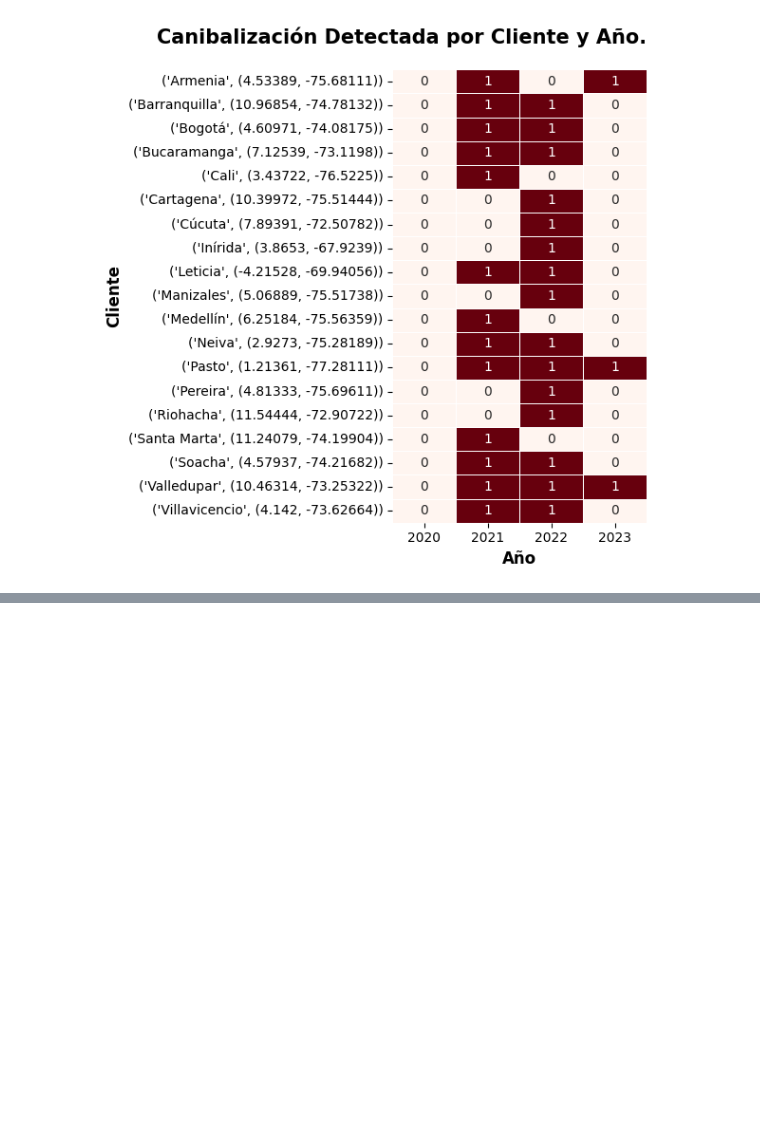
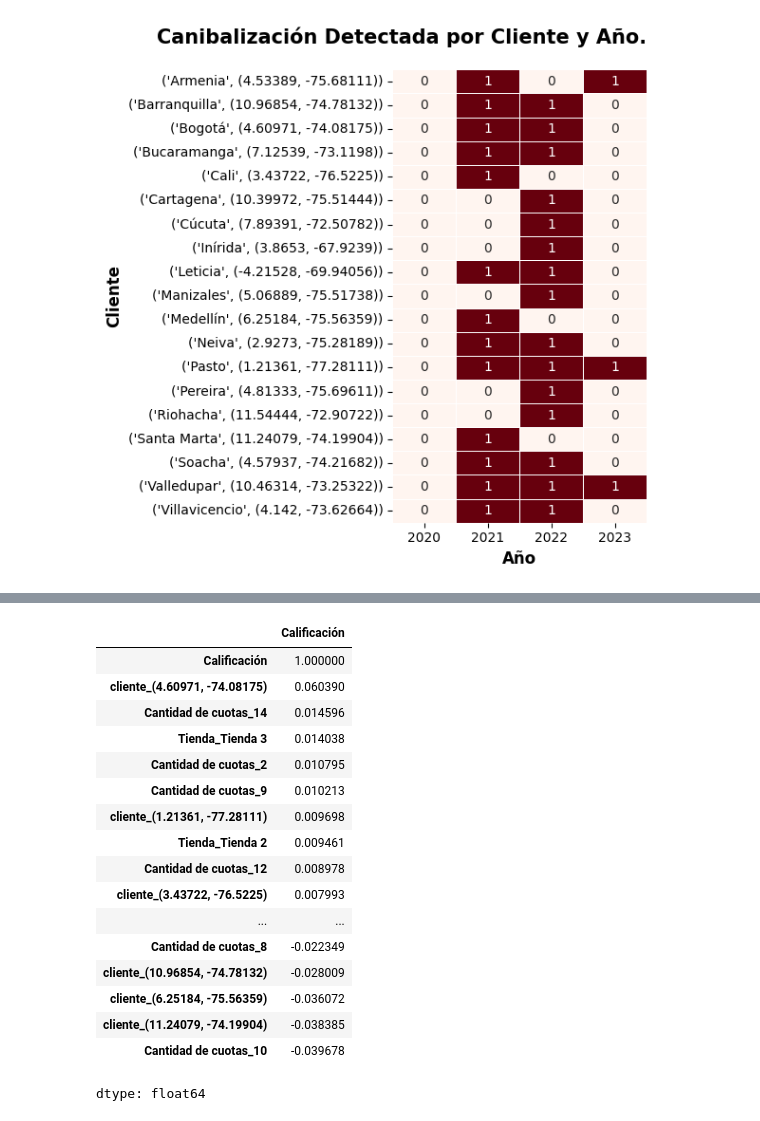
Before and after one commit to EuniceGarcia503/Challenge1_AluraStore, a Jupyter notebook: AluraStoreLatam.ipynb, the cells around one changed output, grey strips where cells are left out. Saved outputs shown, nothing was run; the diff lists cells and outputs as text; code cells hidden in the pictures; blank space fills up the shorter version.

```diff
--- a/AluraStoreLatam.ipynb
+++ b/AluraStoreLatam.ipynb
@@ -2063,0 +2264,41 @@ costoEnvioXzona
+# %%
+#Análisis de correlación de variable calificación con producto,vendedor,metodo de pago.
+df_corr = base_tienda_concatenar.copy()
+
+# Codificamos todas las variables categóricas relevantes
+df_corr = pd.get_dummies(df_corr, columns=['Tienda', 'cliente', 'Cantidad de cuotas'], drop_first=True)
+
+# Definimos las variables que nos interesan
+variables_de_interes = [col for col in df_corr.columns if (
+    'Tienda_' in col or
+    'cliente_' in col or
+    'Cantidad de cuotas_' in col
+)]
+variables_de_interes += ['Calificación', 'Costo de envío']
+
+# Filtrar y calcular la matriz de correlación
+df_correlacion = df_corr[variables_de_interes]
+matriz_correlacion = df_correlacion.corr()
+
+# Ver correlaciones con la calificación
+correlaciones_con_calificacion = matriz_correlacion['Calificación'].sort_values(ascending=False)
+display(correlaciones_con_calificacion.head(70))
+# %% [output]
+|  | Calificación |
+| Calificación | 1.000000 |
+| cliente_(4.60971, -74.08175) | 0.060390 |
+| Cantidad de cuotas_14 | 0.014596 |
+| Tienda_Tienda 3 | 0.014038 |
+| Cantidad de cuotas_2 | 0.010795 |
+| Cantidad de cuotas_9 | 0.010213 |
+| cliente_(1.21361, -77.28111) | 0.009698 |
+| Tienda_Tienda 2 | 0.009461 |
+| Cantidad de cuotas_12 | 0.008978 |
+| cliente_(3.43722, -76.5225) | 0.007993 |
+| ... | ... |
+| Cantidad de cuotas_8 | -0.022349 |
+| cliente_(10.96854, -74.78132) | -0.028009 |
+| cliente_(6.25184, -75.56359) | -0.036072 |
+| cliente_(11.24079, -74.19904) | -0.038385 |
+| Cantidad de cuotas_10 | -0.039678 |
+dtype: float64
```
Also changed, not shown: parts of 22 cells of this notebook.
